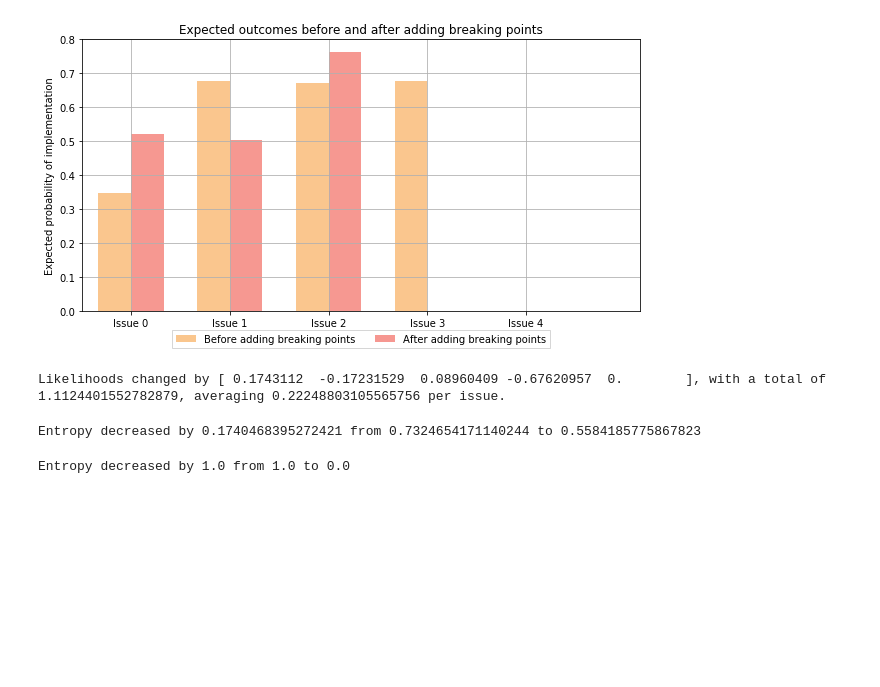
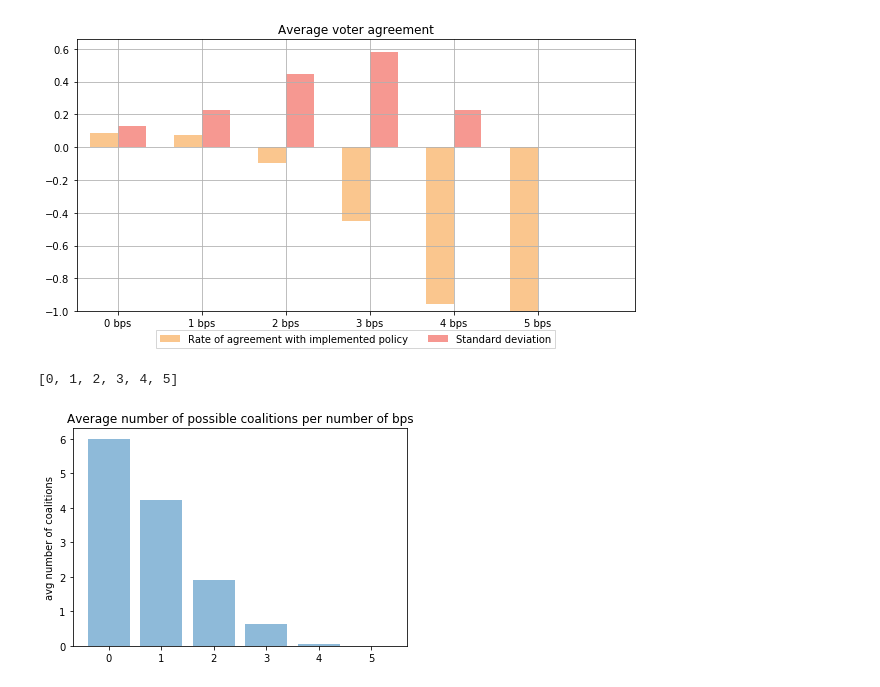
Before and after one commit to janoschhaber/COMSOC_project, a Jupyter notebook: spatial_voting.ipynb, the cells around one changed output. Cells and saved outputs as stored; diff of their text form; code cells hidden in the pictures; blank space fills up the shorter version.

Commit message:
Added some extra functionality, fixed some bugs and added some more comments. Next up: Reactive voters. NOTE: There might still be a bug in the non-random generation of breaking points

```diff
--- a/spatial_voting.ipynb
+++ b/spatial_voting.ipynb
@@ -84,0 +10,10 @@ if print_analysis: print("\n{} coalitions became inconsistent by introducing bre
+# %%
+X = 4
+# number of voters
+N = 100
+# number of issues
+I_range = [5, 10]
+B_range = [0,1,2,3,4,5,9,10]
+# number of breaking points
+
+poll_results = [0.3, 0.3, 0.2, 0.2]
@@ -84,0 +99,20 @@ if print_analysis: print("\n{} coalitions became inconsistent by introducing bre
+# %%
+avg_regrets = []
+regrets_std = []
+avg_possible_coalitions = []
+
+counter = 0
+for B in B_range:
+    filename = "4-100-5-{}.pickle".format(B)
+    with open(filename, 'rb') as handle:
+        grid_results = pickle.load(handle)
+    # print(filename, "loaded.")
+    regrets = [result[0] for result in grid_results]
+    avg_regrets.append(np.sum(regrets)/len(regrets))
+    regrets_std.append(np.std(regrets))
+    no_possible_coalitions = [result[2] for result in grid_results]
+    avg_possible_coalitions.append(np.sum(no_possible_coalitions) / len(no_possible_coalitions))
+
+    # print(regrets)
+    print("With {} breaking points, on average {} coalitions are possible; average agreement is {} with a std of {}".format(B, avg_possible_coalitions[counter], avg_regrets[counter], regrets_std[counter]))
+    counter += 1
@@ -85,10 +127,4 @@ if print_analysis: print("\n{} coalitions became inconsistent by introducing bre
 # %%
-plot_bar_chart(pd.DataFrame([final_expected_outcomes, b_final_expected_outcomes]).T)
+plot_bar_chart_regret(pd.DataFrame([avg_regrets, regrets_std]).T)
 # %% [output]
-[figure, old version]
+[figure, new version]
-# %%
-l_differences, l_total_diff, l_avg_diff = calculate_likelihood_diff(final_expected_outcomes, b_final_expected_outcomes)
-
-print("Likelihoods changed by {}, with a total of {}, averaging {} per issue.".format(l_differences, l_total_diff, l_avg_diff))
-# %% [output]
-Likelihoods changed by [ 0.1743112  -0.17231529  0.08960409 -0.67620957  0.        ], with a total of 1.1124401552782879, averaging 0.22248803105565756 per issue.
@@ -98,9 +130,0 @@ b_entroy = calculate_entropy(b_final_expected_outcomes)
-# %%
-if entropy > b_entroy:
-    print("Entropy decreased by {} from {} to {}".format(entropy-b_entroy, entropy, b_entroy))
-elif entropy < b_entroy:
-    print("Entropy increased by {} from {} to {}".format(b_entroy - entropy, entropy, b_entroy))
-else:
-    print("Entropy remained unchanged at {}".format(entropy))
-# %% [output]
-Entropy decreased by 0.1740468395272421 from 0.7324654171140244 to 0.5584185775867823
@@ -110,9 +131,15 @@ b_entroy = calculate_entropy([1, 1, 1, 1, 1])
-# %%
-if entropy > b_entroy:
-    print("Entropy decreased by {} from {} to {}".format(entropy-b_entroy, entropy, b_entroy))
-elif entropy < b_entroy:
-    print("Entropy increased by {} from {} to {}".format(b_entroy - entropy, entropy, b_entroy))
-else:
-    print("Entropy remained unchanged at {}".format(entropy))
-# %% [output]
-Entropy decreased by 1.0 from 1.0 to 0.0
+# %%
+objects = [B for B in B_range if B <= 5]
+print(objects)
+y_pos = np.arange(len(objects))
+performance = avg_possible_coalitions
+
+plt.bar(y_pos, performance, align='center', alpha=0.5)
+plt.xticks(y_pos, objects)
+plt.ylabel('avg number of coalitions')
+plt.title('Average number of possible coalitions per number of bps')
+
+plt.show()
+# %% [output]
+[0, 1, 2, 3, 4, 5]
+[figure, added]
```
Also changed, not shown: parts of 15 cells of this notebook, 6 other files.
